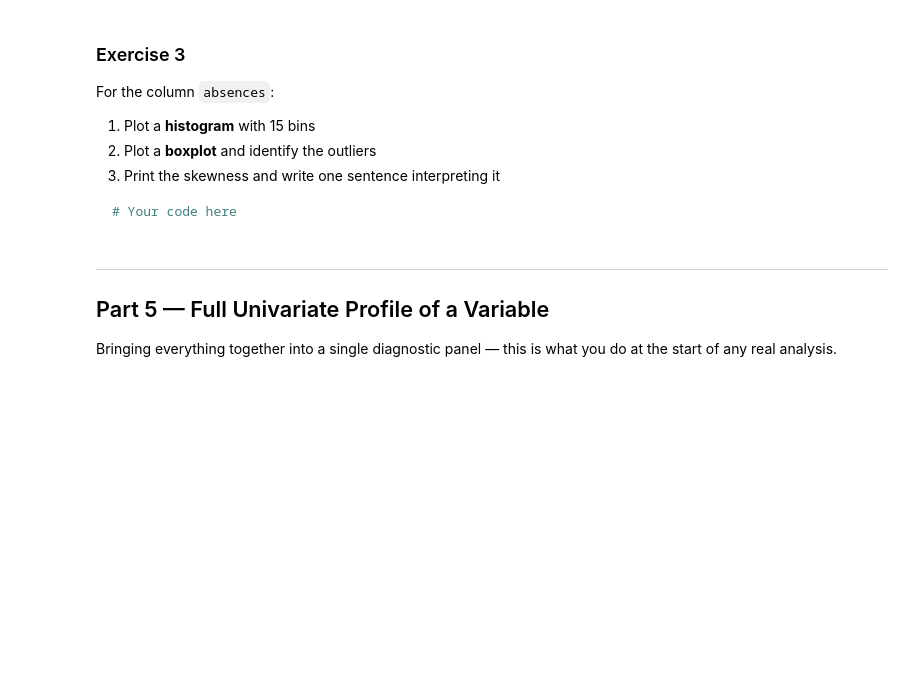
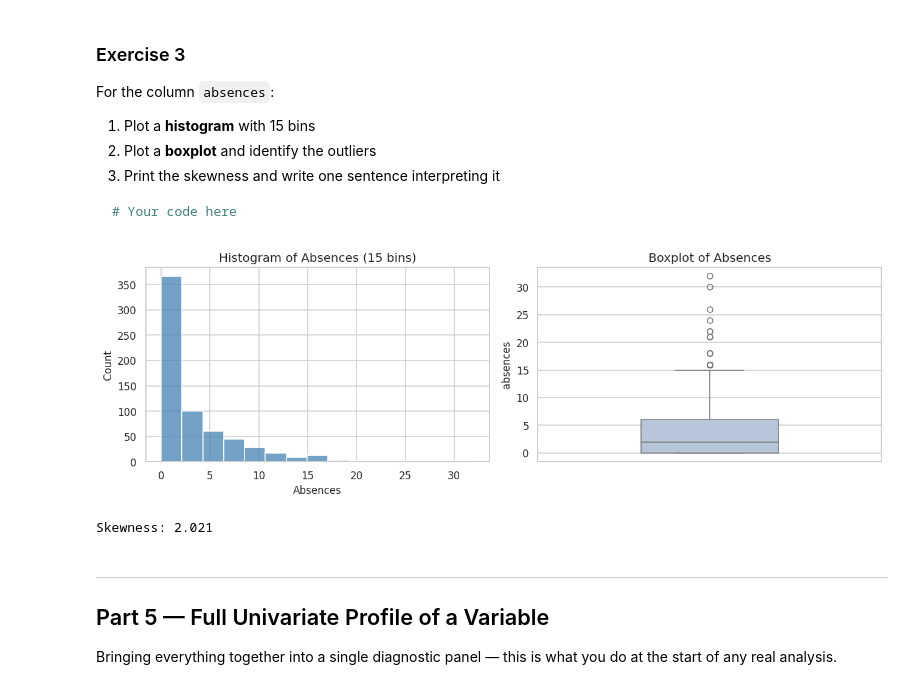
Before and after one commit to sahibshakhayev/IntroToDS, a Jupyter notebook: Solved/LB_2.ipynb, the cells around one changed output. Drawn from its saved outputs; the diff is of its cells as text; code cells hidden in the pictures; blank space fills up the shorter version.

```diff
--- a/Solved/LB_2.ipynb
+++ b/Solved/LB_2.ipynb
@@ -464,3 +501,30 @@ For the column `absences`:
+# %%
+# Your answer here
+
+col = "absences"
+fig, axes = plt.subplots(1, 2, figsize=(12, 4))
+
+# 1. Histogram with 15 bins
+sns.histplot(df[col], bins=15, color="steelblue", ax=axes[0])
+axes[0].set_title("Histogram of Absences (15 bins)")
+axes[0].set_xlabel("Absences")
+
+# 2. Boxplot
+sns.boxplot(y=df[col], color="lightsteelblue", ax=axes[1], width=0.4)
+axes[1].set_title("Boxplot of Absences")
+
+plt.tight_layout()
+plt.show()
+
+# 3. Skewness and Interpretation
+skewness = df[col].skew()
+print(f"Skewness: {skewness:.3f}")
+
+# Interpretation:
+# A high positive skewness indicates a strong right-skewed distribution. This confirms what we see in the boxplot and histogram: the vast majority of values are clustered near zero, while a long right tail of outliers (students with exceptionally high absence counts) pulls the shape outwards.
+# %% [output]
+[figure, added]
+Skewness: 2.021
 # %% [markdown]
 ---
 ## Part 5 — Full Univariate Profile of a Variable
```
Also changed, not shown: parts of 7 cells of this notebook.
